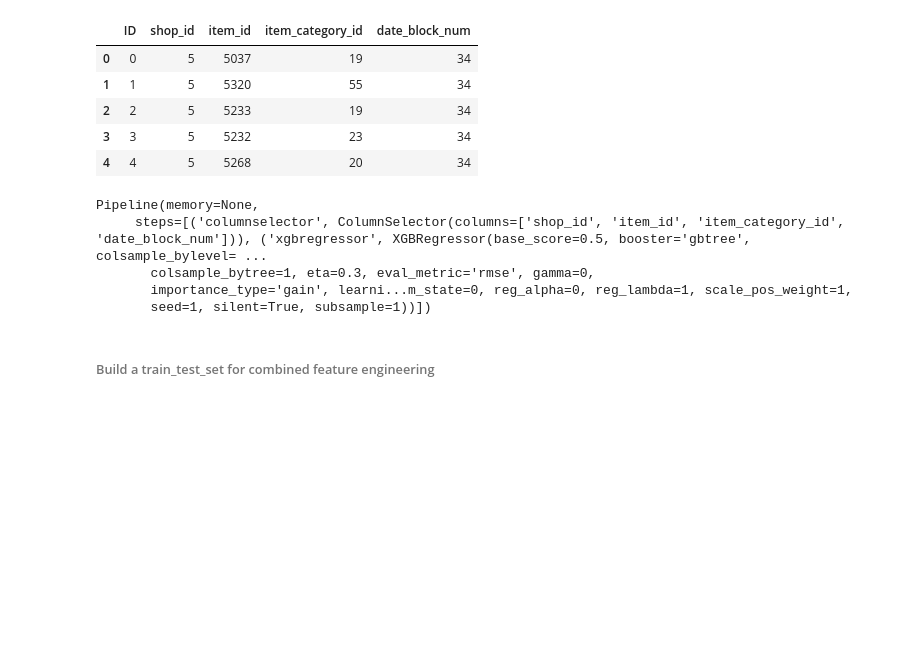
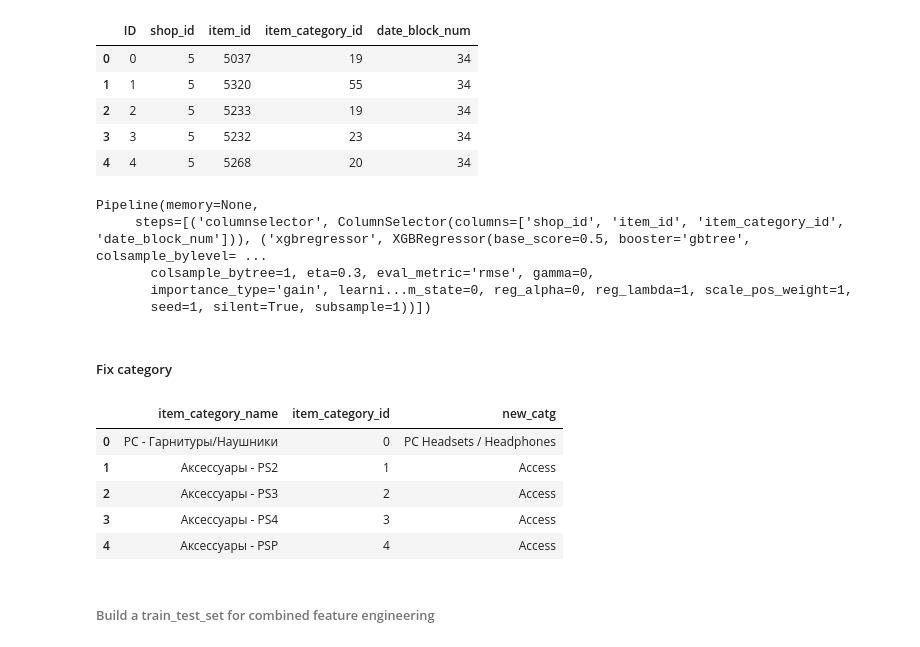
Before and after one commit to purnendu23/future-store-sales, a Jupyter notebook: workbook_alt.ipynb, the cells around one changed output. Cells and saved outputs as stored; diff of their text form; code cells hidden in the pictures; blank space fills up the shorter version.

```diff
--- a/workbook_alt.ipynb
+++ b/workbook_alt.ipynb
@@ -186,6 +192,62 @@ submission['item_cnt_month'] = base_pipeline.predict(merged_test)
 submission = submission.set_index('ID')
 submission.drop(columns=['item_id', 'shop_id'], inplace=True)
 submission.to_csv("./submissions/xgb_base_submission.csv")
+# %% [markdown]
+##### Fix category
+# %%
+# from py_translator import Translator
+
+# l_cat = list(item_categories.item_category_name)
+# l_cat_en = []
+# l_cat_tr = Translator().translate(l_cat, dest='en')
+# for tr in l_cat_tr:
+#     l_cat_en.append(tr.text)
+
+
+l_cat = list(item_categories.item_category_name)
+
+for ind in range(0,1):
+    l_cat[ind] = 'PC Headsets / Headphones'
+for ind in range(1,8):
+    l_cat[ind] = 'Access'
+l_cat[8] = 'Tickets (figure)'
+l_cat[9] = 'Delivery of goods'
+for ind in range(10,18):
+    l_cat[ind] = 'Consoles'
+for ind in range(18,25):
+    l_cat[ind] = 'Consoles Games'
+l_cat[25] = 'Accessories for games'
+for ind in range(26,28):
+    l_cat[ind] = 'phone games'
+for ind in range(28,32):
+    l_cat[ind] = 'CD games'
+for ind in range(32,37):
+    l_cat[ind] = 'Card'
+for ind in range(37,43):
+    l_cat[ind] = 'Movie'
+for ind in range(43,55):
+    l_cat[ind] = 'Books'
+for ind in range(55,61):
+    l_cat[ind] = 'Music'
+for ind in range(61,73):
+    l_cat[ind] = 'Gifts'
+for ind in range(73,79):
+    l_cat[ind] = 'Soft'
+for ind in range(79,81):
+    l_cat[ind] = 'Office'
+for ind in range(81,83):
+    l_cat[ind] = 'Clean'
+l_cat[83] = 'Elements of a food'
+
+item_categories['new_catg'] = l_cat
+item_categories.head()
+# %% [output]
+|  | item_category_name | item_category_id | new_catg |
+| 0 | PC - Гарнитуры/Наушники | 0 | PC Headsets / Headphones |
+| 1 | Аксессуары - PS2 | 1 | Access |
+| 2 | Аксессуары - PS3 | 2 | Access |
+| 3 | Аксессуары - PS4 | 3 | Access |
+| 4 | Аксессуары - PSP | 4 | Access |
 # %% [markdown]
 ###### Build a train_test_set for combined feature engineering
 # %%
```
Also changed, not shown: parts of 20 cells of this notebook.
